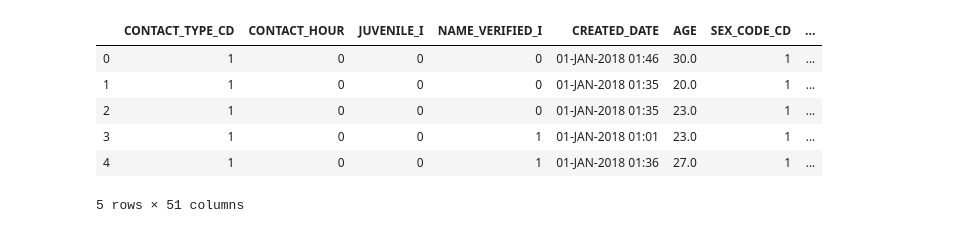
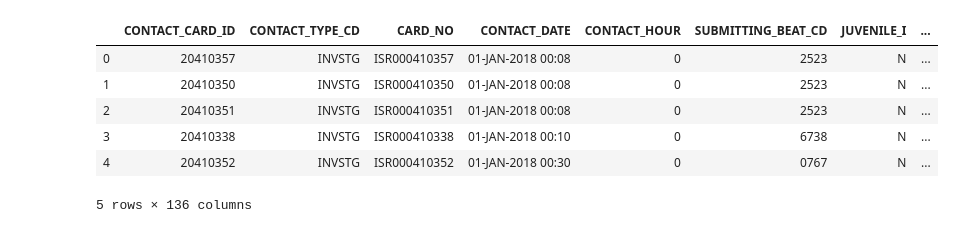
Before and after one commit to lambertmk/Capstone-Project, a Jupyter notebook: Time Series.ipynb, the cells around one changed output. Cells and saved outputs as stored; diff of their text form; code cells hidden in the pictures.

```diff
--- a/Time Series.ipynb
+++ b/Time Series.ipynb
@@ -25,13 +25,13 @@ sns.set_style('darkgrid')
 import warnings
 warnings.filterwarnings("ignore")
 # %%
-df = pd.read_csv('ISR_data_clean_TS.csv',low_memory=False)
+df = pd.read_csv('ISR_data_clean.csv',low_memory=False)
 df.head()
 # %% [output]
-|  | CONTACT_TYPE_CD | CONTACT_HOUR | JUVENILE_I | NAME_VERIFIED_I | CREATED_DATE | AGE | SEX_CODE_CD | ... |
-| 0 | 1 | 0 | 0 | 0 | 01-JAN-2018 01:46 | 30.0 | 1 | ... |
-| 1 | 1 | 0 | 0 | 0 | 01-JAN-2018 01:35 | 20.0 | 1 | ... |
-| 2 | 1 | 0 | 0 | 0 | 01-JAN-2018 01:35 | 23.0 | 1 | ... |
-| 3 | 1 | 0 | 0 | 1 | 01-JAN-2018 01:01 | 23.0 | 1 | ... |
-| 4 | 1 | 0 | 0 | 1 | 01-JAN-2018 01:36 | 27.0 | 1 | ... |
+|  | CONTACT_CARD_ID | CONTACT_TYPE_CD | CARD_NO | CONTACT_DATE | CONTACT_HOUR | SUBMITTING_BEAT_CD | JUVENILE_I | ... |
+| 0 | 20410357 | INVSTG | ISR000410357 | 01-JAN-2018 00:08 | 0 | 2523 | N | ... |
+| 1 | 20410350 | INVSTG | ISR000410350 | 01-JAN-2018 00:08 | 0 | 2523 | N | ... |
+| 2 | 20410351 | INVSTG | ISR000410351 | 01-JAN-2018 00:08 | 0 | 2523 | N | ... |
+| 3 | 20410338 | INVSTG | ISR000410338 | 01-JAN-2018 00:10 | 0 | 6738 | N | ... |
+| 4 | 20410352 | INVSTG | ISR000410352 | 01-JAN-2018 00:30 | 0 | 0767 | N | ... |
-5 rows × 51 columns
+5 rows × 136 columns
```
Also changed, not shown: parts of 22 cells of this notebook.
